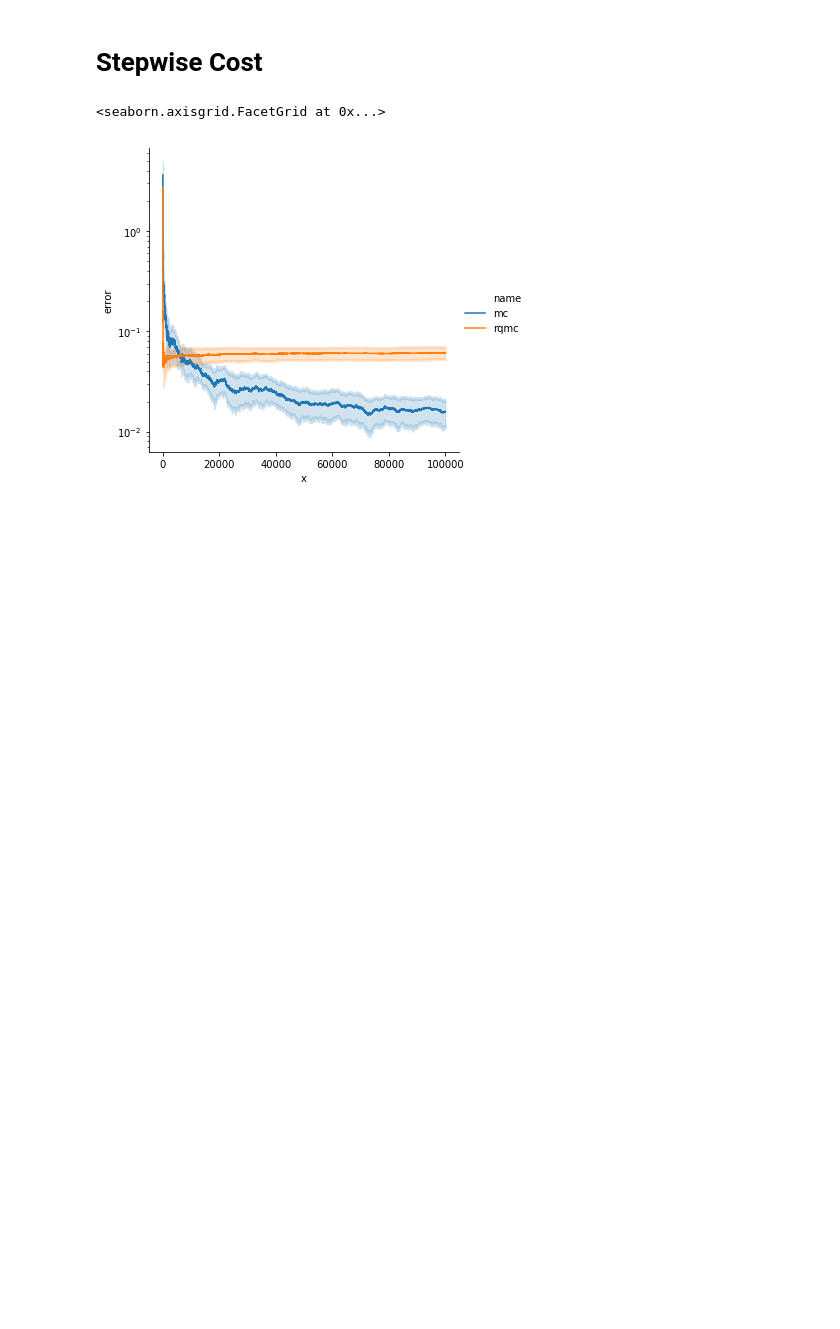
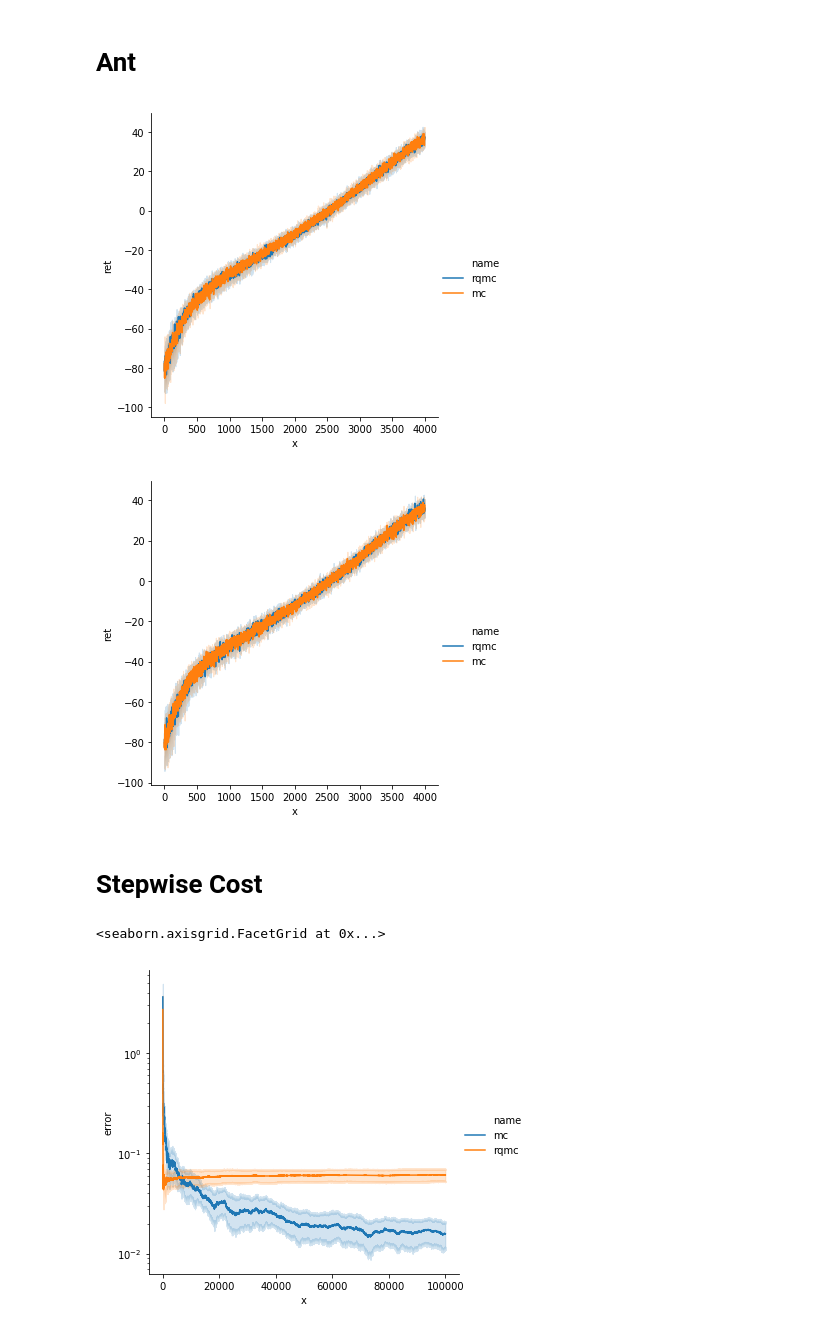
Before and after one commit to Sha-Lab/qmc, a Jupyter notebook: qmc.ipynb, the cells around one changed output. Drawn from its saved outputs; the diff is of its cells as text; code cells hidden in the pictures; blank space fills up the shorter version.

```diff
--- a/qmc.ipynb
+++ b/qmc.ipynb
@@ -8,6 +8,36 @@ import pandas as pd
 import matplotlib.pyplot as plt
 from pathlib import Path
 from pprint import pprint
+# %% [markdown]
+# Ant
+# %%
+exp_name = 'search_vpg_ant_trajs'
+input_dir = Path('data', exp_name)
+output_dir = Path('data/plots', exp_name)
+output_dir.mkdir(parents=True, exist_ok=True)
+
+N = 4000
+
+for fn in input_dir.iterdir():
+    if fn.is_dir(): continue
+    with open(fn, 'rb') as f:
+        results = dill.load(f)
+        data = pd.concat([
+            pd.concat([
+                pd.DataFrame({
+                    'name': name,
+                    'ret': val[:N],
+                    'x': np.arange(len(val))[:N]
+                })
+                for name, val in res.items()
+            ])
+            for res in results
+        ])
+        plot = sns.relplot(x='x', y='ret', kind='line', hue='name', data=data)
+        plt.savefig(Path(output_dir, '{}.png'.format(fn.name)))
+# %% [output]
+[figure, added]
+[figure, added]
 # %% [markdown]
 # Stepwise Cost
 # %%
```
Also changed, not shown: 2 other files.
